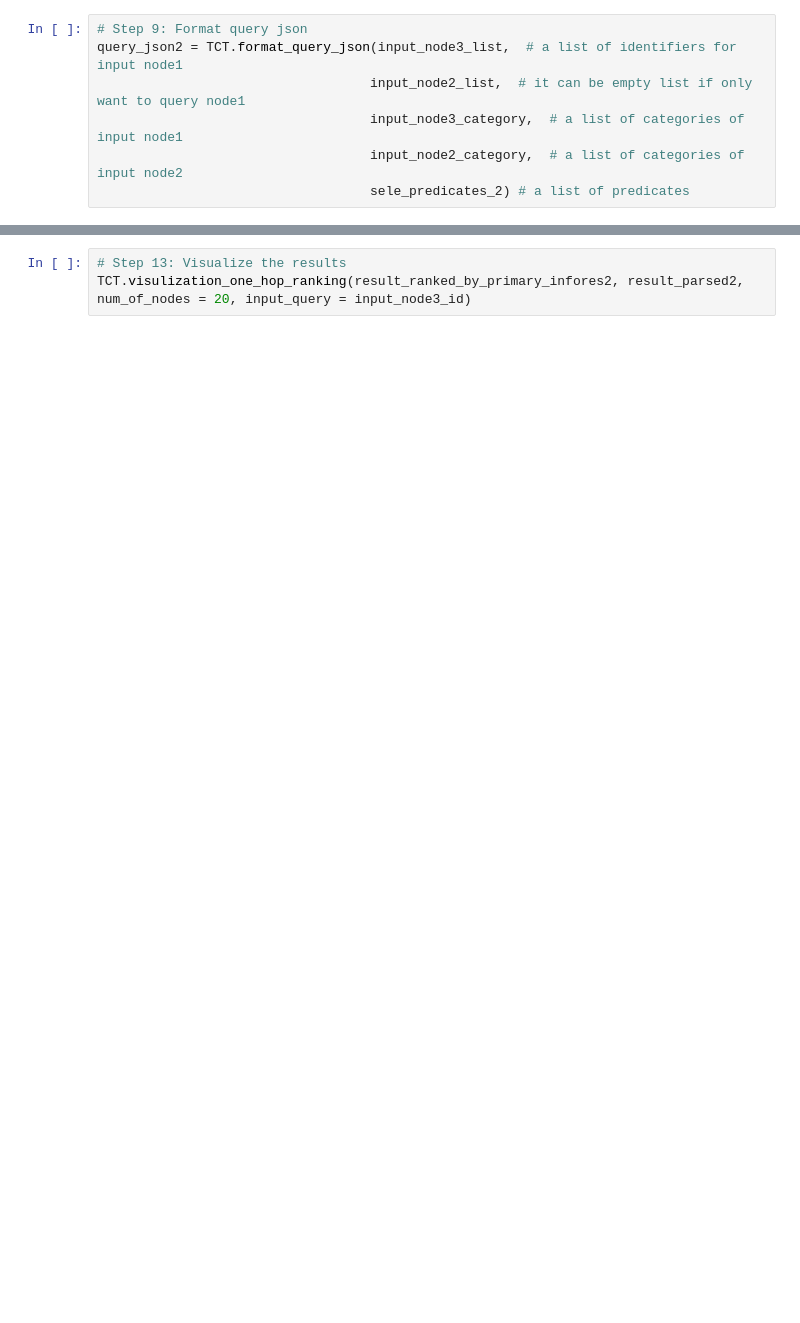
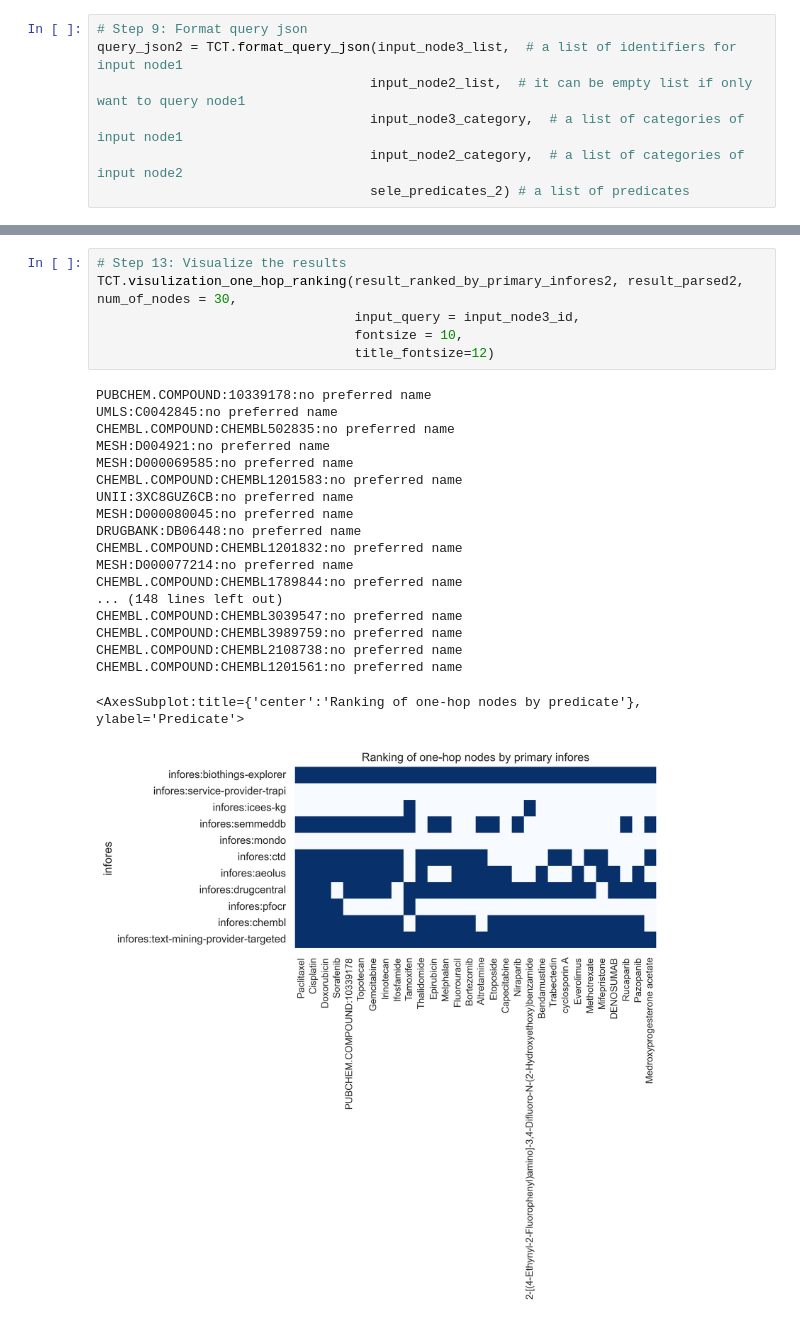
Before and after one commit to sierra-moxon/Translator_component_toolkit, a Jupyter notebook: notebooks/Path_finder.ipynb, the cells around one changed output, grey strips where cells are left out. Saved outputs shown, nothing was run; the diff lists cells and outputs as text; blank space fills up the shorter version.

```diff
--- a/notebooks/Path_finder.ipynb
+++ b/notebooks/Path_finder.ipynb
@@ -114,3 +185,26 @@ result_ranked_by_primary_infores2 = TCT.rank_by_primary_infores(result_parsed2,
 # %%
 # Step 13: Visualize the results
-TCT.visulization_one_hop_ranking(result_ranked_by_primary_infores2, result_parsed2, num_of_nodes = 20, input_query = input_node3_id)
+TCT.visulization_one_hop_ranking(result_ranked_by_primary_infores2, result_parsed2, num_of_nodes = 30,
+                                 input_query = input_node3_id,
+                                 fontsize = 10,
+                                 title_fontsize=12)
+# %% [output]
+PUBCHEM.COMPOUND:10339178:no preferred name
+UMLS:C0042845:no preferred name
+CHEMBL.COMPOUND:CHEMBL502835:no preferred name
+MESH:D004921:no preferred name
+MESH:D000069585:no preferred name
+CHEMBL.COMPOUND:CHEMBL1201583:no preferred name
+UNII:3XC8GUZ6CB:no preferred name
+MESH:D000080045:no preferred name
+DRUGBANK:DB06448:no preferred name
+CHEMBL.COMPOUND:CHEMBL1201832:no preferred name
+MESH:D000077214:no preferred name
+CHEMBL.COMPOUND:CHEMBL1789844:no preferred name
+... (148 lines left out)
+CHEMBL.COMPOUND:CHEMBL3039547:no preferred name
+CHEMBL.COMPOUND:CHEMBL3989759:no preferred name
+CHEMBL.COMPOUND:CHEMBL2108738:no preferred name
+CHEMBL.COMPOUND:CHEMBL1201561:no preferred name
+<AxesSubplot:title={'center':'Ranking of one-hop nodes by predicate'}, ylabel='Predicate'>
+[figure, added]
```
Also changed, not shown: parts of 10 cells of this notebook, 2 other files.
